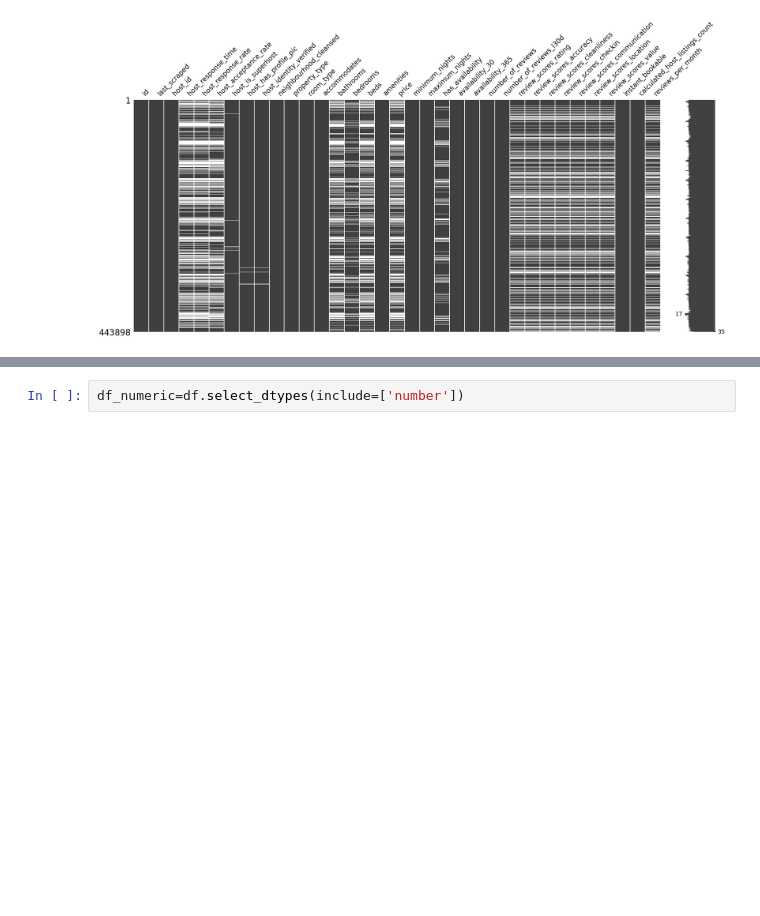
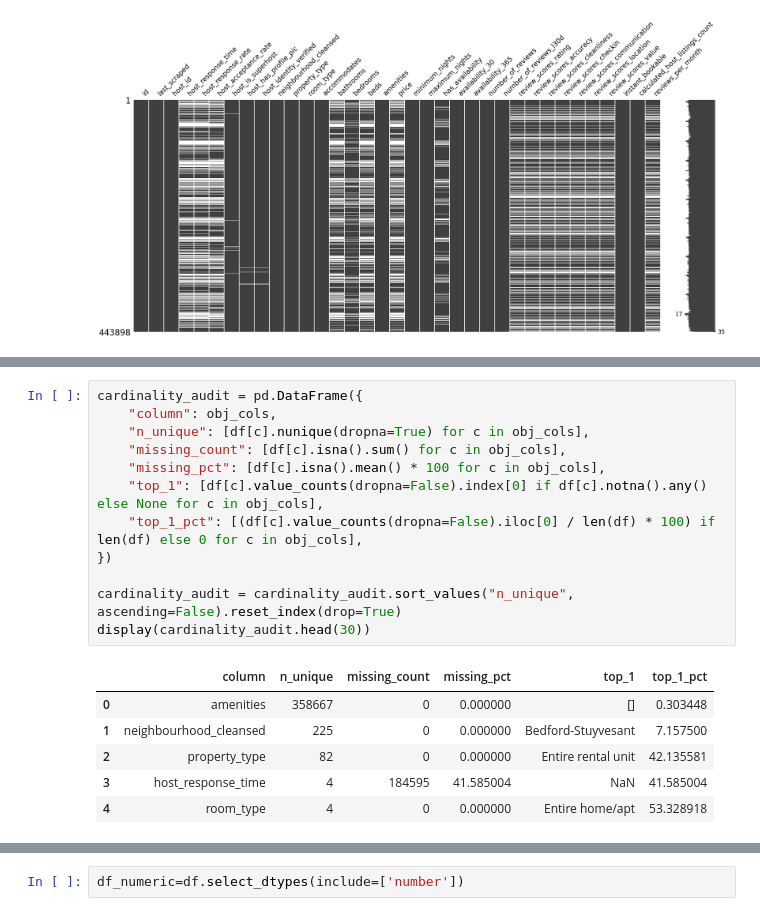
Before and after one commit to aminahrr/AirBnB-ML-project, a Jupyter notebook: notebooks/01_data_preprocessing.ipynb, the cells around one changed output, grey strips where cells are left out. Cells and saved outputs as stored; diff of their text form; blank space fills up the shorter version.

```diff
--- a/notebooks/01_data_preprocessing.ipynb
+++ b/notebooks/01_data_preprocessing.ipynb
@@ -438,0 +454,19 @@ msno.matrix(df)
+# %%
+cardinality_audit = pd.DataFrame({
+    "column": obj_cols,
+    "n_unique": [df[c].nunique(dropna=True) for c in obj_cols],
+    "missing_count": [df[c].isna().sum() for c in obj_cols],
+    "missing_pct": [df[c].isna().mean() * 100 for c in obj_cols],
+    "top_1": [df[c].value_counts(dropna=False).index[0] if df[c].notna().any() else None for c in obj_cols],
+    "top_1_pct": [(df[c].value_counts(dropna=False).iloc[0] / len(df) * 100) if len(df) else 0 for c in obj_cols],
+})
+
+cardinality_audit = cardinality_audit.sort_values("n_unique", ascending=False).reset_index(drop=True)
+display(cardinality_audit.head(30))
+# %% [output]
+|  | column | n_unique | missing_count | missing_pct | top_1 | top_1_pct |
+| 0 | amenities | 358667 | 0 | 0.000000 | [] | 0.303448 |
+| 1 | neighbourhood_cleansed | 225 | 0 | 0.000000 | Bedford-Stuyvesant | 7.157500 |
+| 2 | property_type | 82 | 0 | 0.000000 | Entire rental unit | 42.135581 |
+| 3 | host_response_time | 4 | 184595 | 41.585004 | NaN | 41.585004 |
+| 4 | room_type | 4 | 0 | 0.000000 | Entire home/apt | 53.328918 |
```
Also changed, not shown: parts of 15 cells of this notebook.
